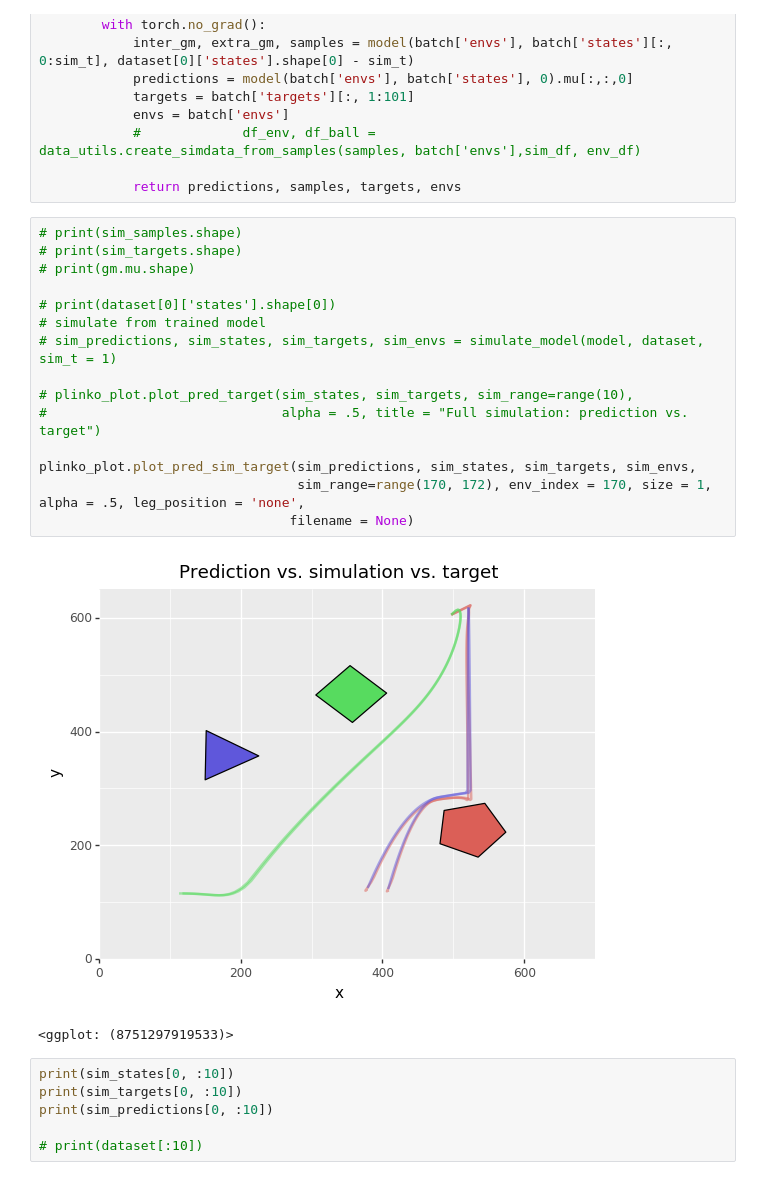
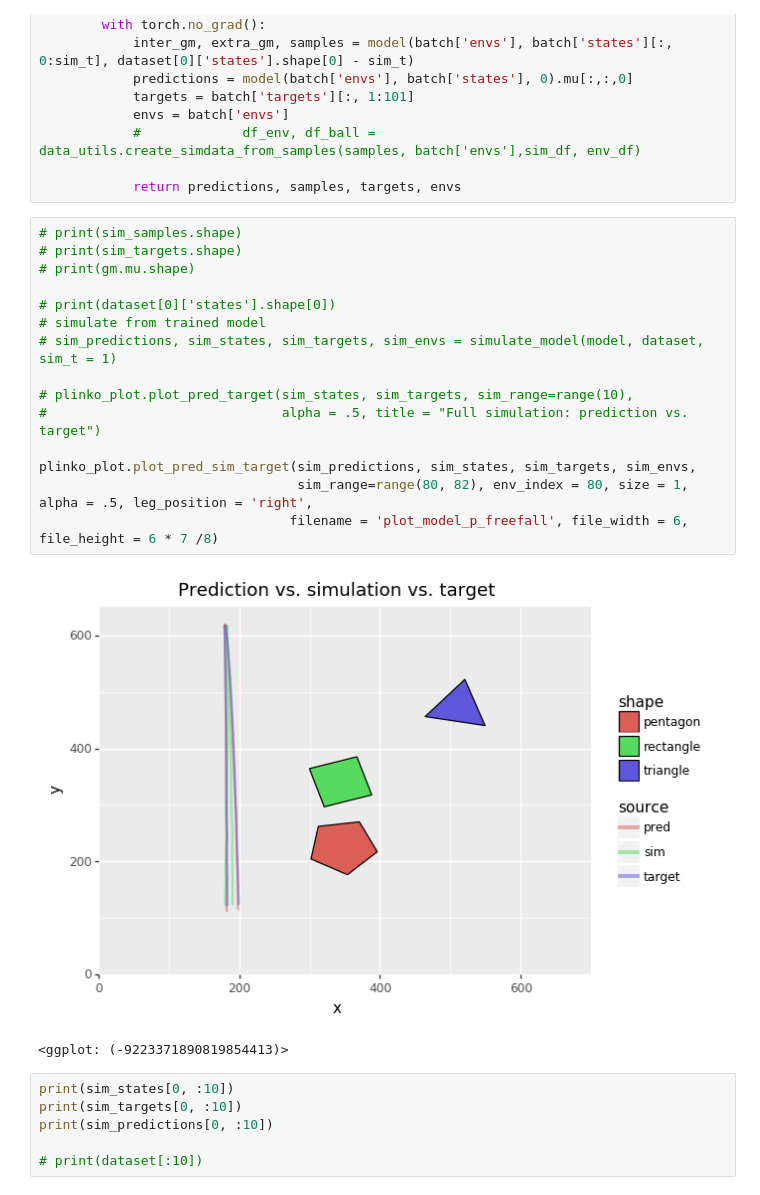
Before and after one commit to tepzhang/plinko_nn, a Jupyter notebook: scripts/train_gru_jinxiao.ipynb, the cells around one changed output. Cells and saved outputs as stored; diff of their text form.

```diff
--- a/scripts/train_gru_jinxiao.ipynb
+++ b/scripts/train_gru_jinxiao.ipynb
@@ -293,21 +315,21 @@ def simulate_model(model, dataset, sim_t=1):
 # %%
 # print(sim_samples.shape)
 # print(sim_targets.shape)
 # print(gm.mu.shape)
 
 # print(dataset[0]['states'].shape[0])
 # simulate from trained model
 # sim_predictions, sim_states, sim_targets, sim_envs = simulate_model(model, dataset, sim_t = 1)
 
 # plinko_plot.plot_pred_target(sim_states, sim_targets, sim_range=range(10),
 #                              alpha = .5, title = "Full simulation: prediction vs. target")
 
 plinko_plot.plot_pred_sim_target(sim_predictions, sim_states, sim_targets, sim_envs,
-                                 sim_range=range(170, 172), env_index = 170, size = 1, alpha = .5, leg_position = 'none',
-                                filename = None)
+                                 sim_range=range(80, 82), env_index = 80, size = 1, alpha = .5, leg_position = 'right',
+                                filename = 'plot_model_p_freefall', file_width = 6, file_height = 6 * 7 /8)
 # %% [output]
-[figure, old version]
+[figure, new version]
-<ggplot: (8751297919533)>
+<ggplot: (-9223371890819854413)>
 # %%
 print(sim_states[0, :10])
 print(sim_targets[0, :10])
```
Also changed, not shown: parts of 4 cells of this notebook, 1 other file.
